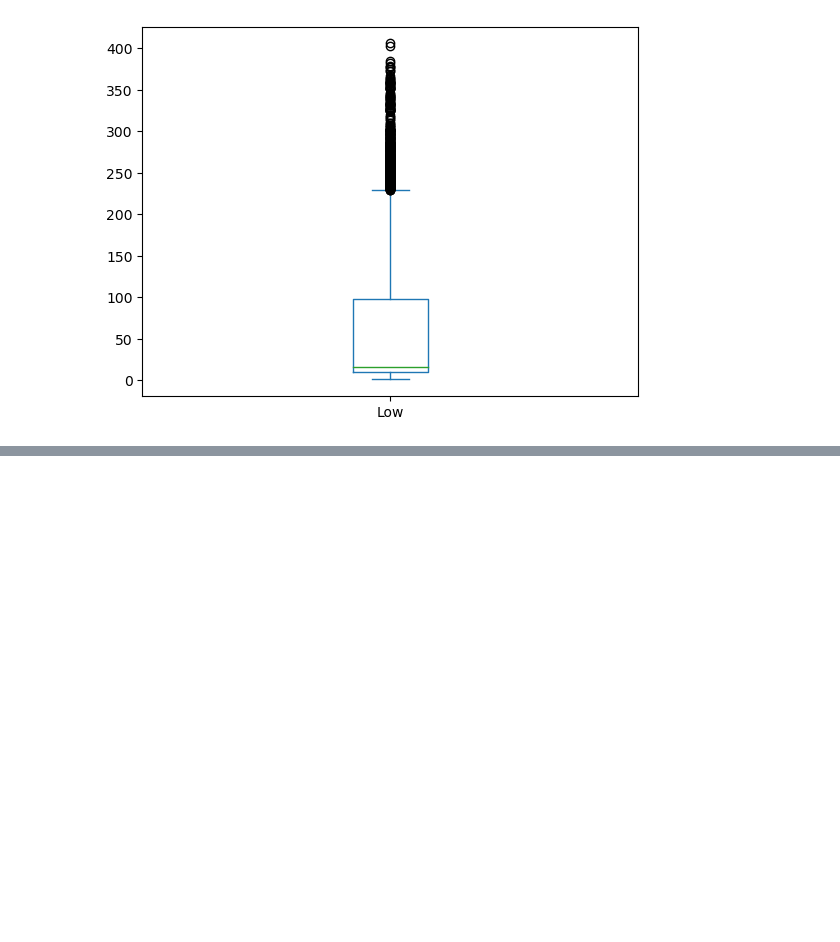
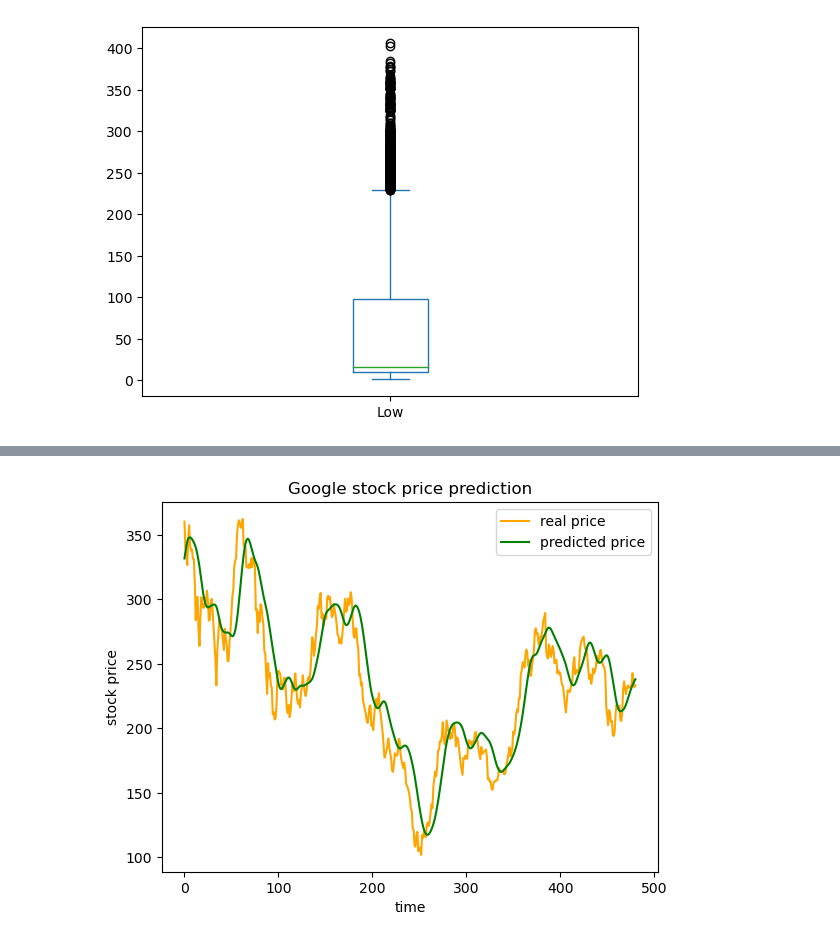
Before and after one commit to kamlocicho/tesla-stocks-prediction, a Jupyter notebook: main.ipynb, the cells around one changed output, grey strips where cells are left out. Drawn from its saved outputs; the diff is of its cells as text; code cells hidden in the pictures; blank space fills up the shorter version.

```diff
--- a/main.ipynb
+++ b/main.ipynb
@@ -89,0 +114,16 @@ plt.show()
+# %%
+#build LSTM neural network model
+regressor = Sequential()
+regressor.add(LSTM(units = 50,return_sequences = True,input_shape = (x_train.shape[1],1)))
+regressor.add(Dropout(0.2))
+regressor.add(LSTM(units = 50,return_sequences = True))
+regressor.add(Dropout(0.2))
+regressor.add(LSTM(units = 50,return_sequences = True))
+regressor.add(Dropout(0.2))
+regressor.add(LSTM(units = 50))
+regressor.add(Dropout(0.2))
+regressor.add(Dense(units = 1))
+regressor.compile(optimizer = 'adam',loss = 'mean_squared_error')
+# %%
+#train model
+regressor.fit(x_train, y_train,epochs = 10, batch_size = 32)
@@ -89,0 +152,4 @@ plt.show()
+# %%
+predicted_price = regressor.predict(x_test)
+predicted_price = scaler.inverse_transform(predicted_price)
+predicted_price
@@ -89,0 +175,4 @@ plt.show()
+# %%
+#get real price for comparison
+real_price =  scaler.inverse_transform(y_test.reshape(-1, 1))
+real_price
@@ -89,0 +197,10 @@ plt.show()
+# %%
+plt.plot(real_price, color = 'orange', label = 'real price')
+plt.plot(predicted_price, color = 'green', label = 'predicted price')
+plt.title('Google stock price prediction')
+plt.xlabel('time')
+plt.ylabel('stock price')
+plt.legend()
+plt.show()
+# %% [output]
+[figure, added]
```
Also changed, not shown: parts of 16 cells of this notebook.
